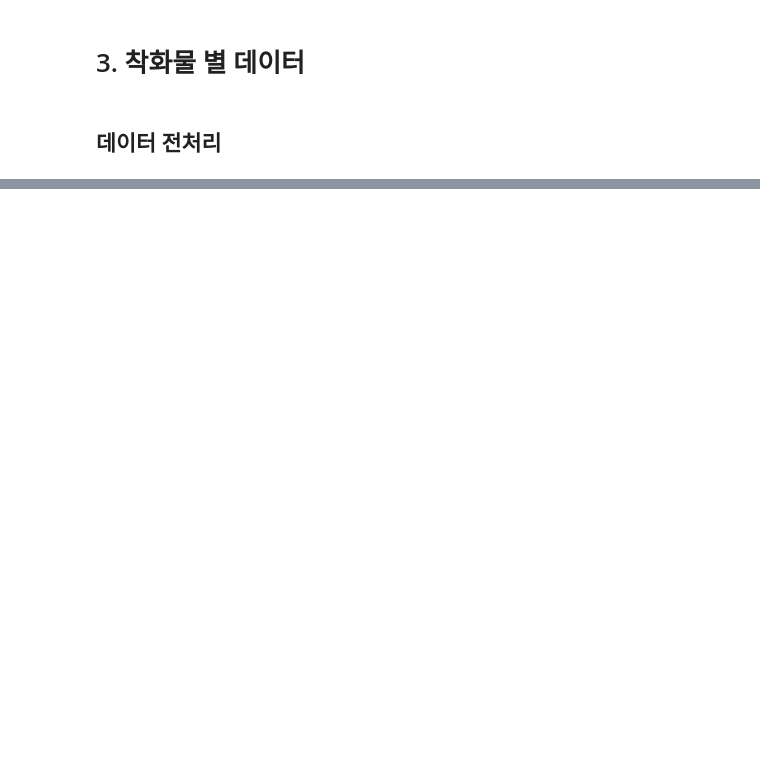
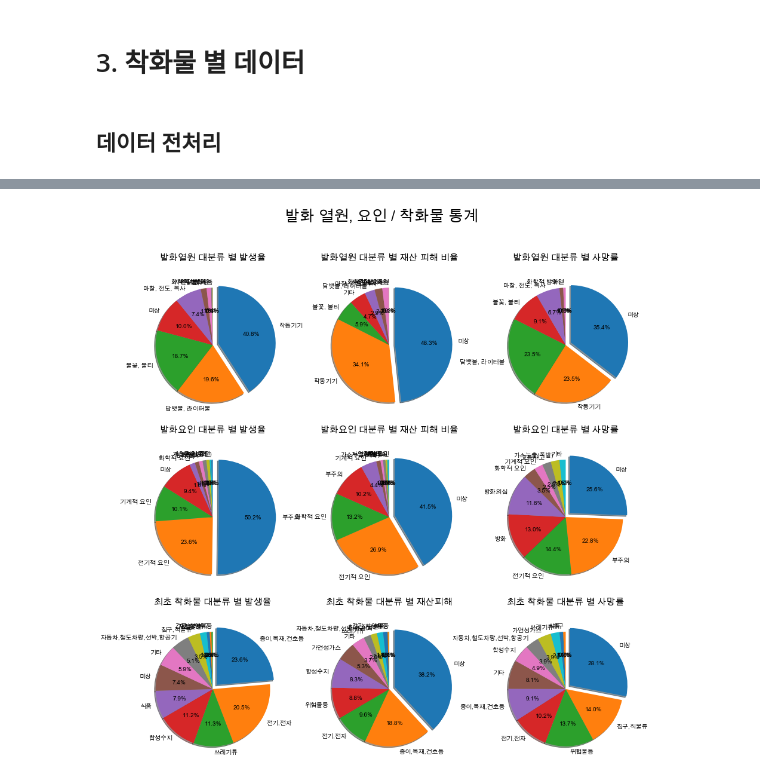
Before and after one commit to charmingjae/pandas, a Jupyter notebook: work/project.ipynb, the cells around one changed output, grey strips where cells are left out. Saved outputs shown, nothing was run; the diff lists cells and outputs as text; code cells hidden in the pictures; blank space fills up the shorter version.

```diff
--- a/work/project.ipynb
+++ b/work/project.ipynb
@@ -286,0 +239,87 @@ Text(0, 0.5, '')
+# %%
+# Make figure
+fig4= plt.figure()
+fig4.suptitle('발화 열원, 요인 / 착화물 통계',fontsize=25)
+
+# 파이 위치 설정
+ax1 = fig4.add_subplot(331)
+ax2 = fig4.add_subplot(332)
+ax3 = fig4.add_subplot(333)
+
+ax4 = fig4.add_subplot(334)
+ax5 = fig4.add_subplot(335)
+ax6 = fig4.add_subplot(336)
+
+ax7 = fig4.add_subplot(337)
+ax8 = fig4.add_subplot(338)
+ax9 = fig4.add_subplot(339)
+
+# 파이 그래프 강조 값 설정
+explode_value = (0.1,0,0,0,0,0,0,0,0)
+
+# 첫 번째 행
+
+# 첫 번째 파이 - 발화 열원 대분류 별 발생량
+ignitionLargeOccrPie= df_ignitionLargeOccr.plot.pie(figsize=(15, 15), autopct='%.1f%%',  startangle=90,
+                                                    counterclock=False, explode = explode_value, shadow=True, ax = ax1)
+ignitionLargeOccrPie.set_title("발화열원 대분류 별 발생율\n", fontsize=15)
+ignitionLargeOccrPie.set_ylabel("")
+
+# 두 번째 파이 - 발화 열원 대분류 별 재산 피해 비율
+ignitionLargeDmgPie= df_ignitionLargeDmg.plot.pie(figsize=(15, 15), autopct='%.1f%%',  startangle=90,
+                                                  counterclock=False, explode = explode_value, shadow=True, ax = ax2)
+ignitionLargeDmgPie.set_title("발화열원 대분류 별 재산 피해 비율\n", fontsize=15)
+ignitionLargeDmgPie.set_ylabel("")
+
+# 세 번째 파이 - 발화 열원 대분류 별 사망 비율
+ignitionLargeDeathPie= df_ignitionLargeDeath.plot.pie(figsize=(15, 15), autopct='%.1f%%',  startangle=90,
+                                                  counterclock=False, explode = explode_value, shadow=True, ax = ax3)
+ignitionLargeDeathPie.set_title("발화열원 대분류 별 사망률\n", fontsize=15)
+ignitionLargeDeathPie.set_ylabel("")
+
+
+# 두 번째 행
+
+explode_value = (0.1,0,0,0,0,0,0,0,0,0,0)
+
+# 네 번째 파이 - 발화 요인 대분류 별 발생량
+ignitionFactorOccrPie= df_ignitionFactorOccr.plot.pie(figsize=(15, 15), autopct='%.1f%%',  startangle=90,
+                                                    counterclock=False, explode = explode_value, shadow=True, ax = ax4)
+ignitionFactorOccrPie.set_title("발화요인 대분류 별 발생율\n", fontsize=15)
+ignitionFactorOccrPie.set_ylabel("")
+
+# 다섯 번째 파이 - 발화 열원 대분류 별 재산 피해 비율
+ignitionFactorDmgPie= df_ignitionFactorDmg.plot.pie(figsize=(15, 15), autopct='%.1f%%',  startangle=90,
+                                                  counterclock=False, explode = explode_value, shadow=True, ax = ax5)
+ignitionFactorDmgPie.set_title("발화요인 대분류 별 재산 피해 비율\n", fontsize=15)
+ignitionFactorDmgPie.set_ylabel("")
+
+# 여섯 번째 파이 - 발화 열원 대분류 별 사망 비율
+ignitionFactorDeathPie= df_ignitionFactorDeath.plot.pie(figsize=(15, 15), autopct='%.1f%%',  startangle=90,
+                                                  counterclock=False, explode = explode_value, shadow=True, ax = ax6)
+ignitionFactorDeathPie.set_title("발화요인 대분류 별 사망률\n", fontsize=15)
+ignitionFactorDeathPie.set_ylabel("")
+
+
+# 세 번째 행
+
+explode_value=(0.1,0,0,0,0,0,0,0,0,0,0,0,0)
+
+# 일곱 번째 파이 - 최초 착화물 대분류 별 발생량
+ignitionComplexOccrPie= df_ignitionComplexOccr.plot.pie(figsize=(15, 15), autopct='%.1f%%',  startangle=90,
+                                                    counterclock=False, explode = explode_value, shadow=True, ax = ax7)
+ignitionComplexOccrPie.set_title("최초 착화물 대분류 별 발생율\n", fontsize=15)
+ignitionComplexOccrPie.set_ylabel("")
+
+# 여덟 번째 파이 - 최초 착화물 대분류 별 재산피해
+ignitionComplexDmgPie= df_ignitionComplexDmg.plot.pie(figsize=(15, 15), autopct='%.1f%%',  startangle=90,
+                                                    counterclock=False, explode = explode_value, shadow=True, ax = ax8)
+ignitionComplexDmgPie.set_title("최초 착화물 대분류 별 재산피해\n", fontsize=15)
+ignitionComplexDmgPie.set_ylabel("")
+
+# 아홉 번째 파이 - 최초 착화물 대분류 별 사망률
+ignitionComplexDeathPie= df_ignitionComplexDeath.plot.pie(figsize=(15, 15), autopct='%.1f%%',  startangle=90,
+                                                    counterclock=False, explode = explode_value, shadow=True, ax = ax9)
+ignitionComplexDeathPie.set_title("최초 착화물 대분류 별 사망률\n", fontsize=15)
+ignitionComplexDeathPie.set_ylabel("")
+# %% [output]
@@ -286,0 +327 @@ Text(0, 0.5, '')
+[figure, added]
```
Also changed, not shown: parts of 22 cells of this notebook.
